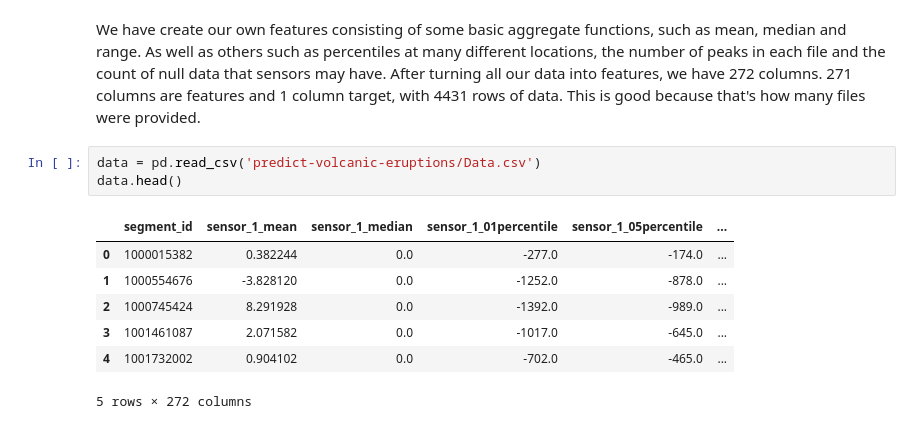
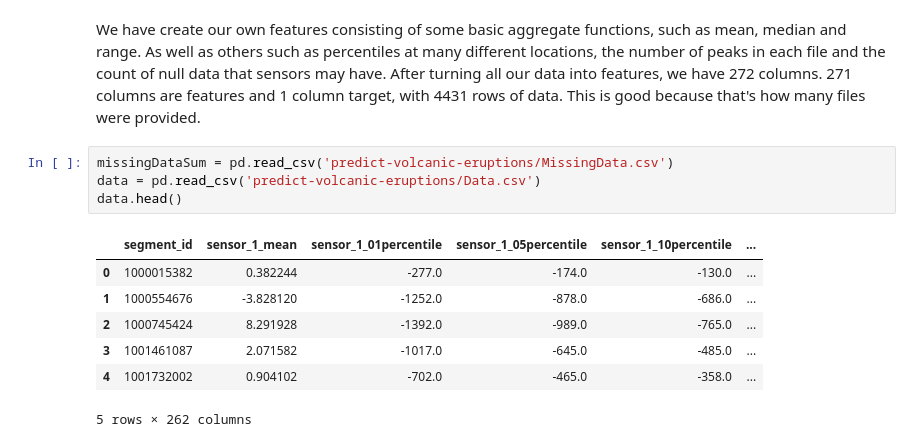
Before and after one commit to gavinsadecki/Capstone-3, a Jupyter notebook: Step 2 - Data Wrangling/Untitled.ipynb, the cells around one changed output. Drawn from its saved outputs; the diff is of its cells as text.

```diff
--- a/Step 2 - Data Wrangling/Untitled.ipynb
+++ b/Step 2 - Data Wrangling/Untitled.ipynb
@@ -117,16 +134,17 @@ if not path.exists('predict-volcanic-eruptions/Data.csv'):
 # %% [markdown]
 We have create our own features consisting of some basic aggregate functions, such as mean, median and range. As well as others such as percentiles at many different locations, the number of peaks in each file and the count of null data that sensors may have. After turning all our data into features, we have 272 columns. 271 columns are features and 1 column target, with 4431 rows of data. This is good because that's how many files were provided.
 # %%
+missingDataSum = pd.read_csv('predict-volcanic-eruptions/MissingData.csv')
 data = pd.read_csv('predict-volcanic-eruptions/Data.csv')
 data.head()
 # %% [output]
-|  | segment_id | sensor_1_mean | sensor_1_median | sensor_1_01percentile | sensor_1_05percentile | ... |
-| 0 | 1000015382 | 0.382244 | 0.0 | -277.0 | -174.0 | ... |
-| 1 | 1000554676 | -3.828120 | 0.0 | -1252.0 | -878.0 | ... |
-| 2 | 1000745424 | 8.291928 | 0.0 | -1392.0 | -989.0 | ... |
-| 3 | 1001461087 | 2.071582 | 0.0 | -1017.0 | -645.0 | ... |
-| 4 | 1001732002 | 0.904102 | 0.0 | -702.0 | -465.0 | ... |
+|  | segment_id | sensor_1_mean | sensor_1_01percentile | sensor_1_05percentile | sensor_1_10percentile | ... |
+| 0 | 1000015382 | 0.382244 | -277.0 | -174.0 | -130.0 | ... |
+| 1 | 1000554676 | -3.828120 | -1252.0 | -878.0 | -686.0 | ... |
+| 2 | 1000745424 | 8.291928 | -1392.0 | -989.0 | -765.0 | ... |
+| 3 | 1001461087 | 2.071582 | -1017.0 | -645.0 | -485.0 | ... |
+| 4 | 1001732002 | 0.904102 | -702.0 | -465.0 | -358.0 | ... |
-5 rows × 272 columns
+5 rows × 262 columns
 # %%
 data.describe()
 # %% [output]
```
Also changed, not shown: parts of 8 cells of this notebook, 3 other files.
